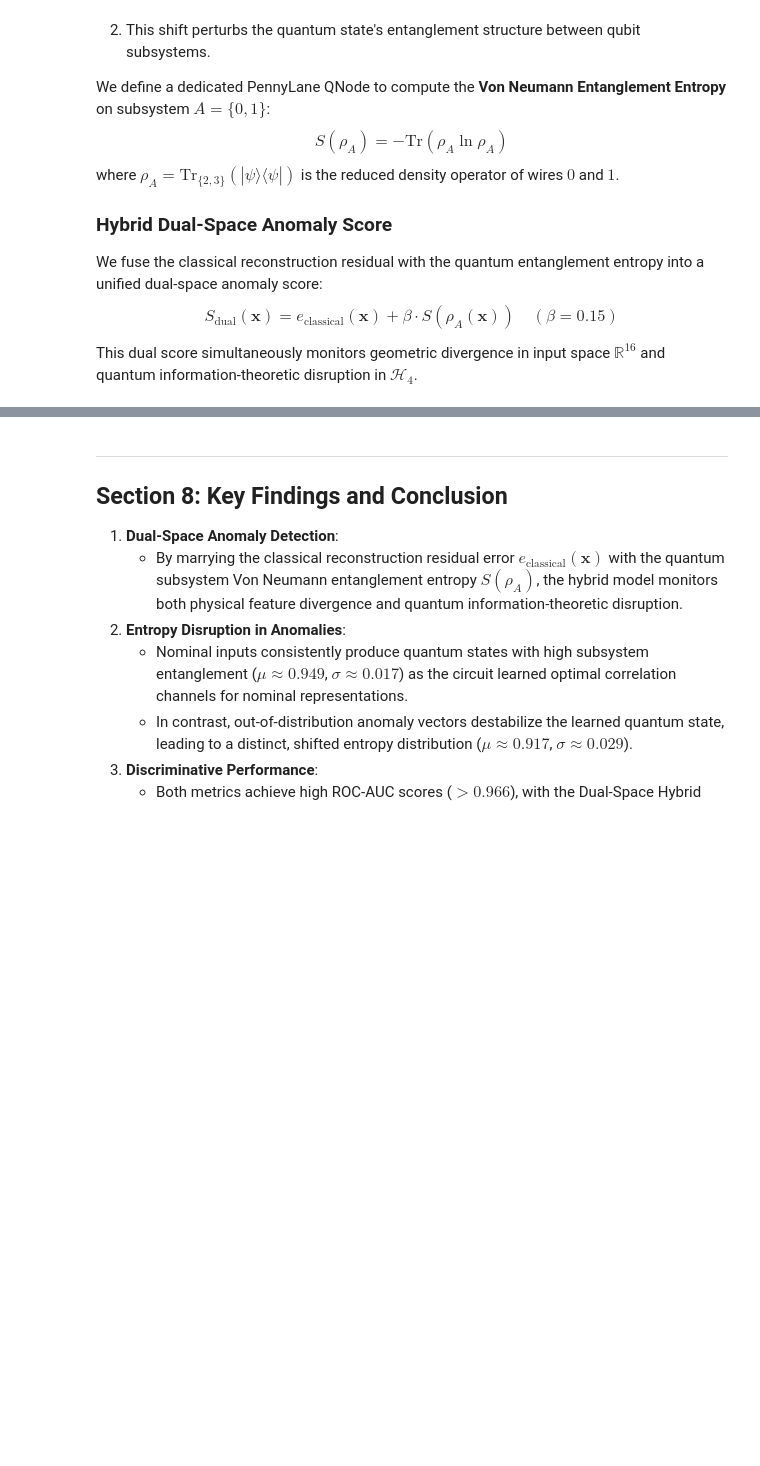
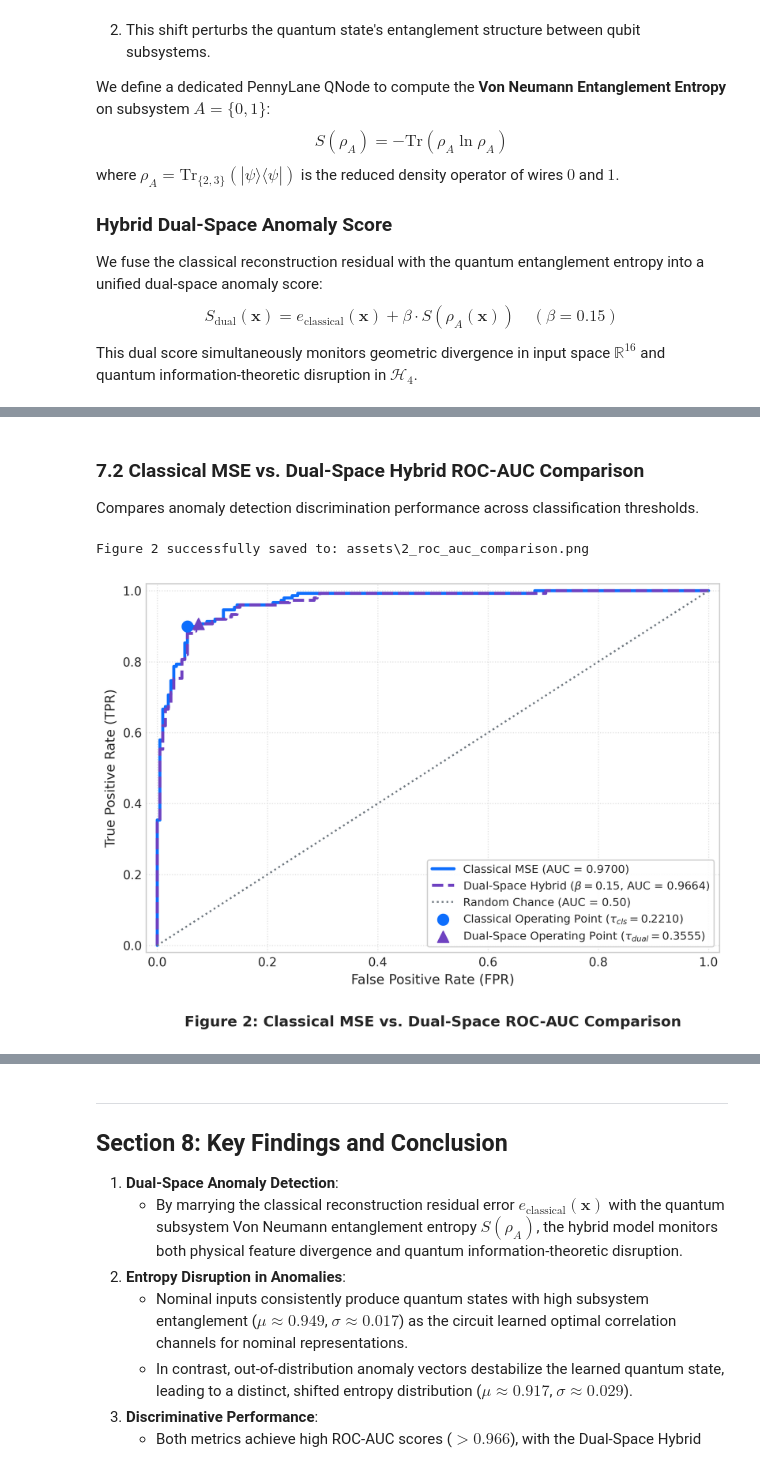
Before and after one commit to harish-k-harish/HQCAE-Anomaly-Detection, a Jupyter notebook: hqcae_experiment.ipynb, the cells around one changed output, grey strips where cells are left out. Cells and saved outputs as stored; diff of their text form; code cells hidden in the pictures; blank space fills up the shorter version.

```diff
--- a/hqcae_experiment.ipynb
+++ b/hqcae_experiment.ipynb
@@ -589,0 +529,32 @@ High-resolution 4-panel comparison figure successfully saved to: assets\hqcae_ex
+# %% [markdown]
+### 7.2 Classical MSE vs. Dual-Space Hybrid ROC-AUC Comparison
+Compares anomaly detection discrimination performance across classification thresholds.
+# %%
+# Figure 2: Standalone ROC-AUC Comparison
+fig, ax = plt.subplots(figsize=(8.5, 5.5), dpi=300)
+ax.plot(fpr_cls, tpr_cls, color='#0d6efd', linewidth=2.5, label=f'Classical MSE (AUC = {roc_auc_cls:.4f})')
+ax.plot(fpr_dual, tpr_dual, color=palette['dual'], linewidth=2.5, linestyle='--', label=rf'Dual-Space Hybrid ($\beta=0.15$, AUC = {roc_auc_dual:.4f})')
+ax.plot([0, 1], [0, 1], color='#6c757d', linestyle=':', linewidth=1.5, label='Random Chance (AUC = 0.50)')
+
+opt_fpr_cls = fpr_cls[optimal_idx_cls]
+opt_tpr_cls = tpr_cls[optimal_idx_cls]
+opt_fpr_dual = fpr_dual[optimal_idx_dual]
+opt_tpr_dual = tpr_dual[optimal_idx_dual]
+
+ax.scatter(opt_fpr_cls, opt_tpr_cls, color='#0d6efd', s=80, zorder=5, label=rf'Classical Operating Point ($\tau_{{cls}}={tau_cls:.4f}$)')
+ax.scatter(opt_fpr_dual, opt_tpr_dual, color=palette['dual'], s=85, marker='^', zorder=5, label=rf'Dual-Space Operating Point ($\tau_{{dual}}={tau_dual:.4f}$)')
+
+ax.set_xlabel('False Positive Rate (FPR)', fontsize=11)
+ax.set_ylabel('True Positive Rate (TPR)', fontsize=11)
+ax.set_xlim([-0.02, 1.02])
+ax.set_ylim([-0.02, 1.02])
+ax.grid(True, linestyle=':', alpha=0.6)
+ax.legend(frameon=True, loc='lower right', facecolor='white', framealpha=0.9, fontsize=9.2)
+ax.set_title('Figure 2: Classical MSE vs. Dual-Space ROC-AUC Comparison', fontsize=12, fontweight='bold', y=-0.22)
+fig2_path = os.path.join('assets', '2_roc_auc_comparison.png')
+plt.savefig(fig2_path, dpi=300, bbox_inches='tight')
+print(f'Figure 2 successfully saved to: {fig2_path}')
+plt.show()
+# %% [output]
+Figure 2 successfully saved to: assets\2_roc_auc_comparison.png
+[figure, added]
```
Also changed, not shown: parts of 16 cells of this notebook, 9 other files.
